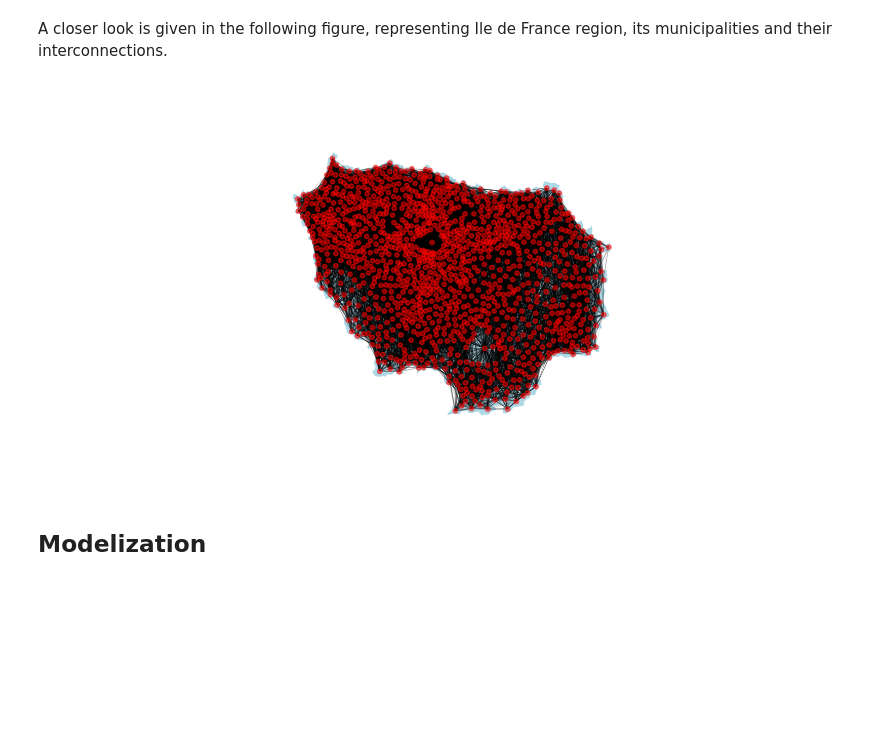
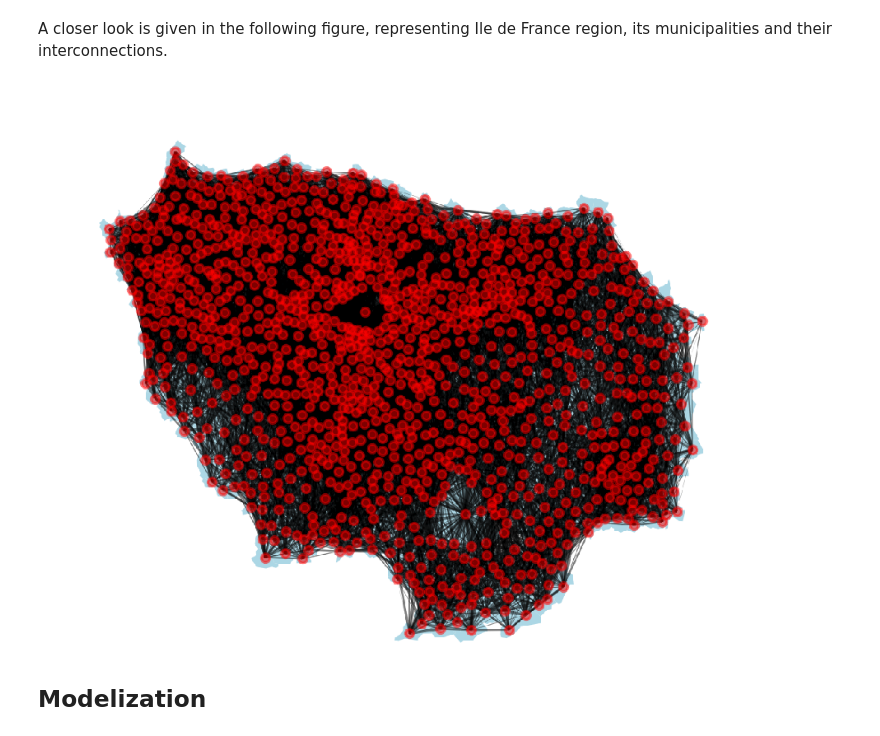
Before and after one commit to gasbas/graph-forecast-national-elections, a Jupyter notebook: french_election_forecast_starting_kit.ipynb, the cells around one changed output. Saved outputs shown, nothing was run; the diff lists cells and outputs as text; code cells hidden in the pictures; blank space fills up the shorter version.

```diff
--- a/french_election_forecast_starting_kit.ipynb
+++ b/french_election_forecast_starting_kit.ipynb
@@ -124,9 +124,9 @@ We present below the full graph of France (metropolitan) municipalities. Some re
 # %% [markdown]
 A closer look is given in the following figure, representing Ile de France region, its municipalities and their interconnections.
 # %%
-display.Image("images/idf_centroids.png")
+display.Image("images/idf_centroids_screen.png")
 # %% [output]
-[figure, old version]
+[figure, new version]
 # %% [markdown]
 ## Modelization
 # %% [markdown]
```
Also changed, not shown: parts of 4 cells of this notebook, 7 other files.
